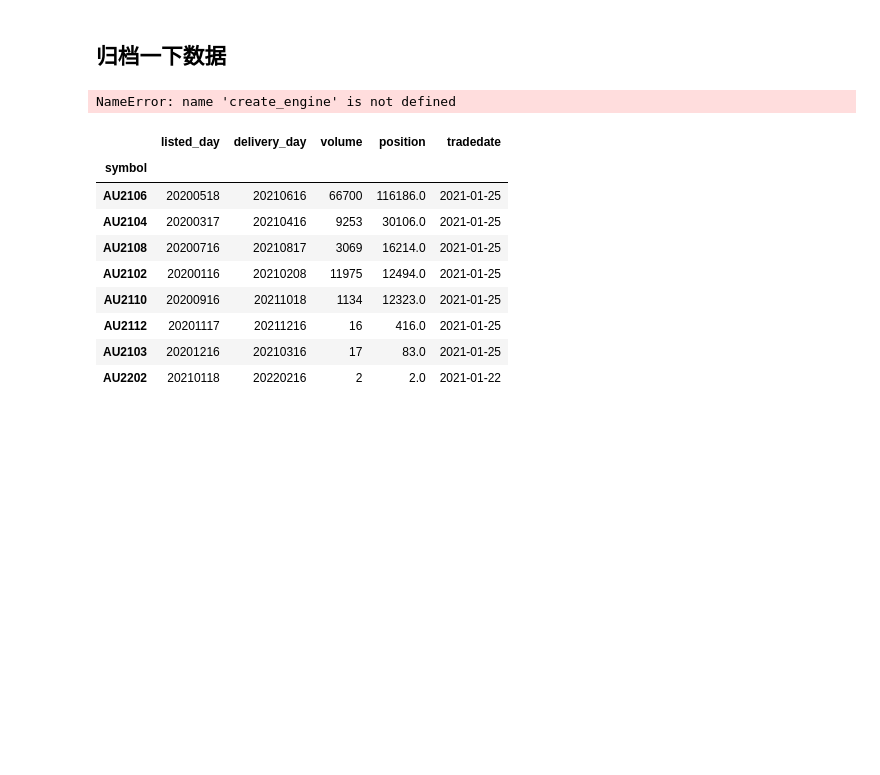
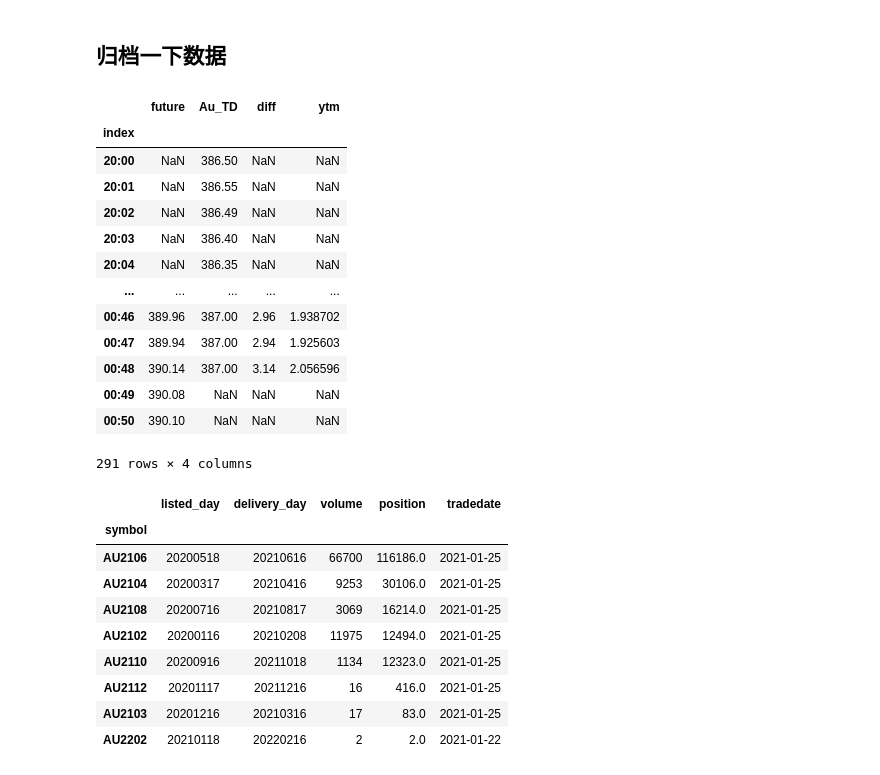
Before and after one commit to uestcmee/my_web, a Jupyter notebook: test.ipynb, the cells around one changed output. Cells and saved outputs as stored; diff of their text form; code cells hidden in the pictures; blank space fills up the shorter version.

```diff
--- a/test.ipynb
+++ b/test.ipynb
@@ -7,12 +7,25 @@ import pandas as pd
 from sqlalchemy import create_engine
 engine=create_engine(r'sqlite:///data/Au/黄金合约信息.db')
 # %%
-engine=create_engine(r'sqlite:///data/Au/黄金合约信息.db')
+engine=create_engine(r'sqlite:///data/Au/黄金分钟信息.db')
 
 
 pd.read_sql('2021-01-23',engine,index_col='index')
 # %% [output]
+|  | future | Au_TD | diff | ytm |
+| index |  |  |  |  |
+| 20:00 | NaN | 386.50 | NaN | NaN |
+| 20:01 | NaN | 386.55 | NaN | NaN |
+| 20:02 | NaN | 386.49 | NaN | NaN |
+| 20:03 | NaN | 386.40 | NaN | NaN |
+| 20:04 | NaN | 386.35 | NaN | NaN |
+| ... | ... | ... | ... | ... |
+| 00:46 | 389.96 | 387.00 | 2.96 | 1.938702 |
+| 00:47 | 389.94 | 387.00 | 2.94 | 1.925603 |
+| 00:48 | 390.14 | 387.00 | 3.14 | 2.056596 |
+| 00:49 | 390.08 | NaN | NaN | NaN |
+| 00:50 | 390.10 | NaN | NaN | NaN |
-NameError: name 'create_engine' is not defined
+291 rows × 4 columns
 # %%
 from au_data_crawler import get_contract_list
 df=get_contract_list()
```
Also changed, not shown: 7 other files.
